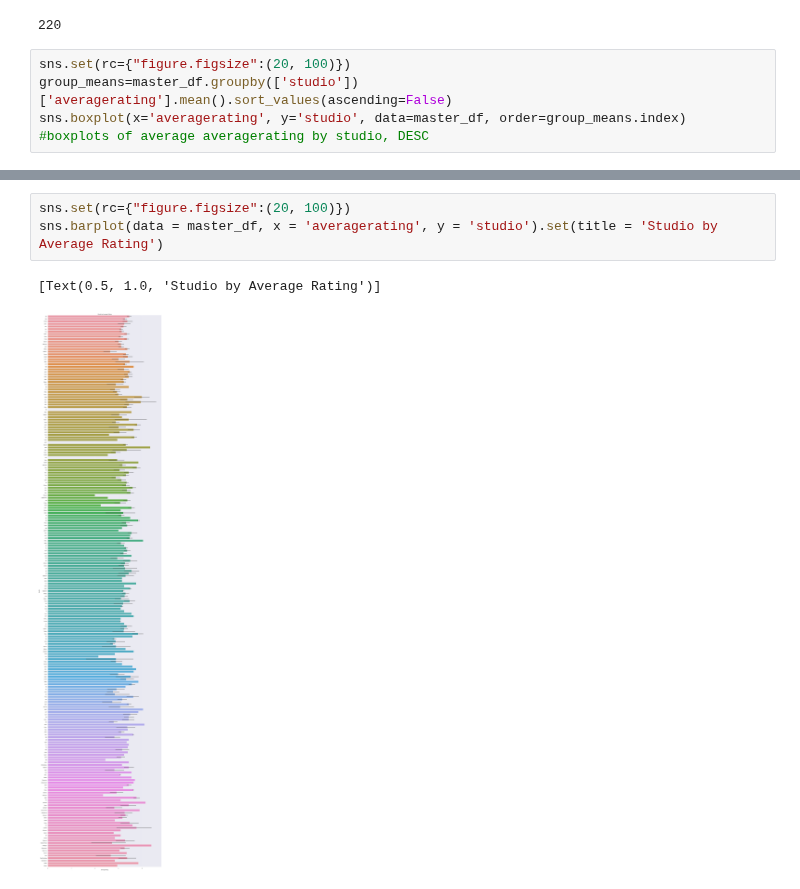
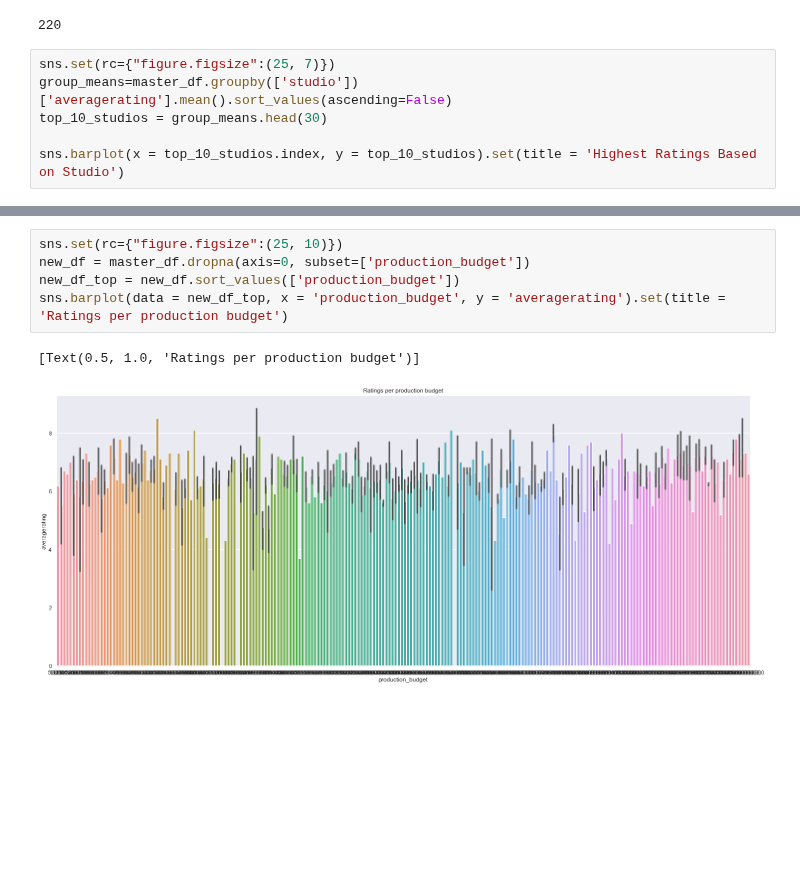
Before and after one commit to jacrivera/AI-Academy-Semester-1-Capstone-Group-5, a Jupyter notebook: student.ipynb, the cells around one changed output, grey strips where cells are left out. Cells and saved outputs as stored; diff of their text form; blank space fills up the shorter version.

```diff
--- a/student.ipynb
+++ b/student.ipynb
@@ -302,8 +279,9 @@ len(master_df.studio.unique())
 # %% [output]
 220
 # %%
-sns.set(rc={"figure.figsize":(20, 100)})
+sns.set(rc={"figure.figsize":(25, 7)})
 group_means=master_df.groupby(['studio'])['averagerating'].mean().sort_values(ascending=False)
-sns.boxplot(x='averagerating', y='studio', data=master_df, order=group_means.index)
-#boxplots of average averagerating by studio, DESC
+top_10_studios = group_means.head(30)
+
+sns.barplot(x = top_10_studios.index, y = top_10_studios).set(title = 'Highest Ratings Based on Studio')
 # %% [output]
@@ -339,6 +419,8 @@ master_df.describe()
 # %%
-sns.set(rc={"figure.figsize":(20, 100)})
-sns.barplot(data = master_df, x = 'averagerating', y = 'studio').set(title = 'Studio by Average Rating')
+sns.set(rc={"figure.figsize":(25, 10)})
+new_df = master_df.dropna(axis=0, subset=['production_budget'])
+new_df_top = new_df.sort_values(['production_budget'])
+sns.barplot(data = new_df_top, x = 'production_budget', y = 'averagerating').set(title = 'Ratings per production budget')
 # %% [output]
-[Text(0.5, 1.0, 'Studio by Average Rating')]
+[Text(0.5, 1.0, 'Ratings per production budget')]
-[figure, old version]
+[figure, new version]
```
Also changed, not shown: parts of 16 cells of this notebook.
